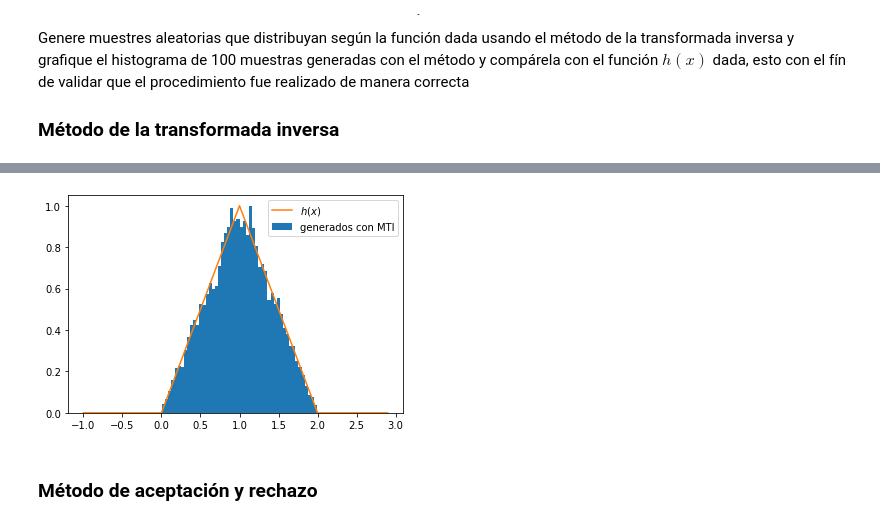
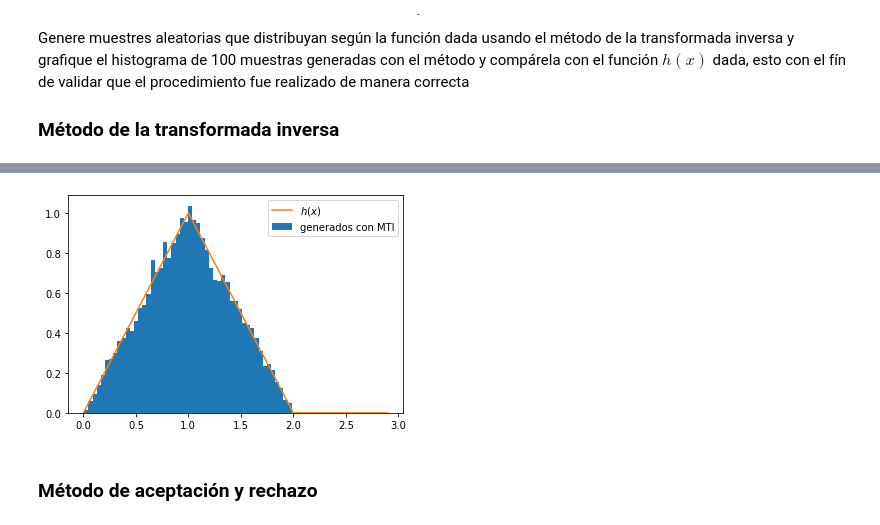
Before and after one commit to danielch4/SPF-2021-I, a Jupyter notebook: TEMA-2/Clase11_Ejercicios_MTI_MAR.ipynb, the cells around one changed output, grey strips where cells are left out. Saved outputs shown, nothing was run; the diff lists cells and outputs as text; code cells hidden in the pictures.

```diff
--- a/TEMA-2/Clase11_Ejercicios_MTI_MAR.ipynb
+++ b/TEMA-2/Clase11_Ejercicios_MTI_MAR.ipynb
@@ -13,27 +13,28 @@ from math import factorial as fac # Importo la operación factorial
 ### Ilustración método de la transformada inversa con paquete `stats`
 # %%
 # Elegir la distribución
-name_dist = ''
+# st.exponnorm.
+name_dist = 'exponnorm'
 # Explorar la función de la función getattr
-dist =
+dist = getattr(st, name_dist)
 # Parametros de la distribución
-c = 1
+K = 1
 # Cantidad de términos
 N = 5000
 # Diccionario de argumentos de la distribución
-args =
+args = {'K': K, 'size': N}
 
 # Generación de variable aleatorias de la distrubición elegida
-x =
+x = dist.rvs(**args)
 
 # Comparación de histogramas
 # 1. Histograma distribución original
 plt.figure(figsize=[10,5])
 plt.hist(x, bins=50,density=True, label='distribución original');
 
-# 2. Implementación del método de la transformada inversa usando función 'ppf'
-U =
-f_inv =
+# # 2. Implementación del método de la transformada inversa usando función 'ppf'
+U = np.random.rand(N)
+f_inv = dist.ppf(U, args['K'])
 plt.hist(f_inv, bins=50, density=True, label='método de la transformada inversa');
 plt.legend()
 # %% [output]
@@ -59,27 +64,35 @@ Genere muestres aleatorias que distribuyan según la función dada usando el mé
 # %%
 # Crear función acumulada
+H = lambda x: 0 if x < 0 else (x**2 / 2 if 0 <= x < 1 else (2 * x - x**2 / 2 -1 if 1 <= x <= 2 else 1))
 
 # Graficar función acumulada
+N = 10000
+x = np.arange(0, 3, .1)
+H_x = list(map(lambda x: H(x), x))
+# plt.plot(x, H_x, label='$H(x)$')
 
 # Crear función inversa
+H_inv = lambda u: np.sqrt(2 * u) if 0 <= u < .5 else 2 - np.sqrt(4 - 2 * (u + 1))
 
 # Validar función inversa (gráfica)
 
 # Vector de aleatorios uniformer
+U = np.random.rand(N)
+H_inv_u = list(map(lambda u: H_inv(u), U))
 
 # Vector generado con MTI
 
 # Graficar histograma aleatorios
-plt.hist(x_rand, bins=50, density=True, label='generados con MTI')
+plt.hist(H_inv_u, bins=50, density=True, label='generados con MTI');
 
 # Función de densidad h(x)
 h = lambda x: 0 if x < 0 else (x if 0 <= x < 1 else (2 - x if 1 <= x < 2 else 0))
 
 density = list(map(lambda x: h(x), x))
 # Graficar función de densidad h(x)
 plt.plot(x, density, label='$h(x)$')
 plt.legend();
 # %% [output]
-[figure, old version]
+[figure, new version]
 # %% [markdown]
 ### Método de aceptación y rechazo
```
Also changed, not shown: parts of 5 cells of this notebook, 3 other files.
